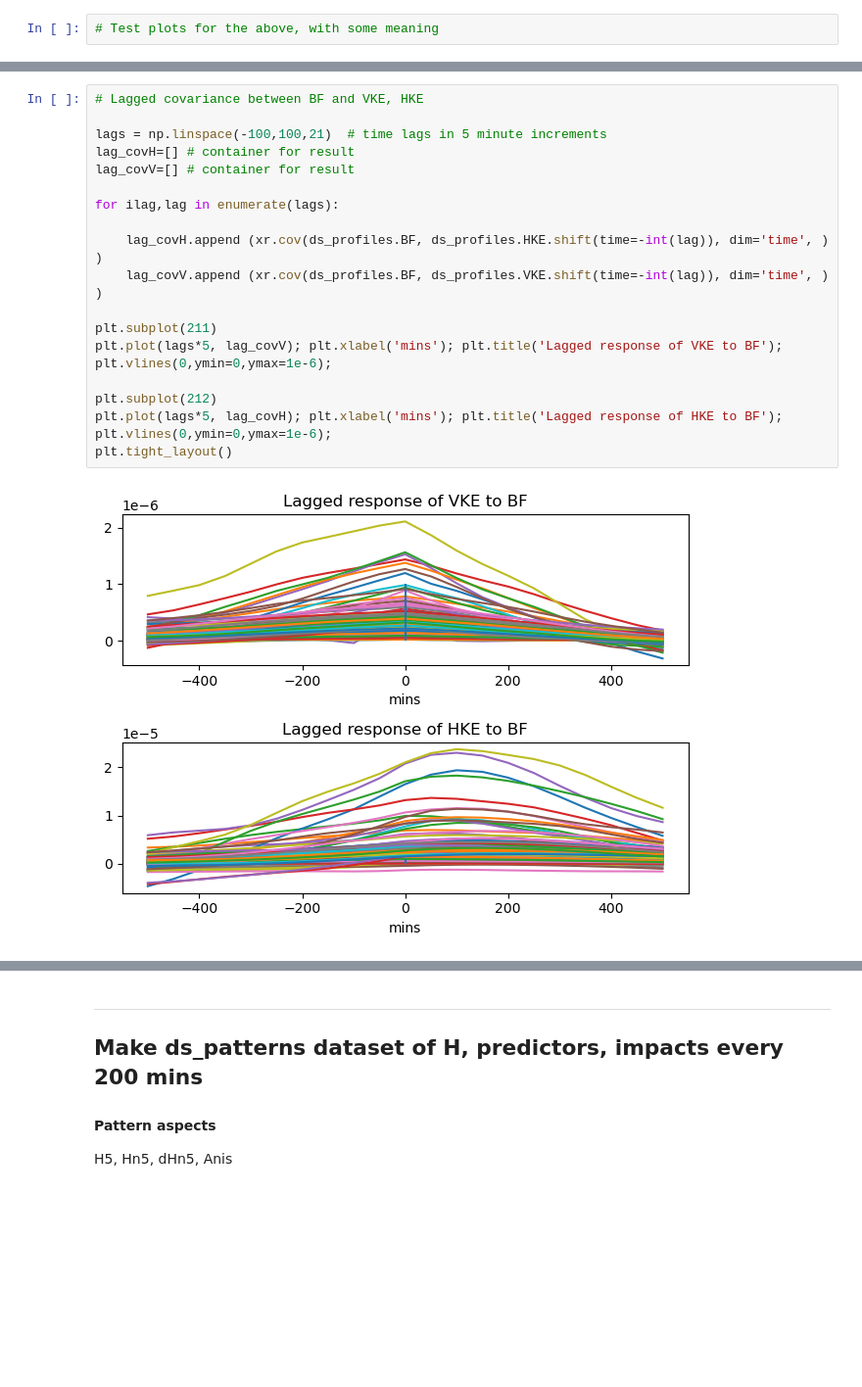
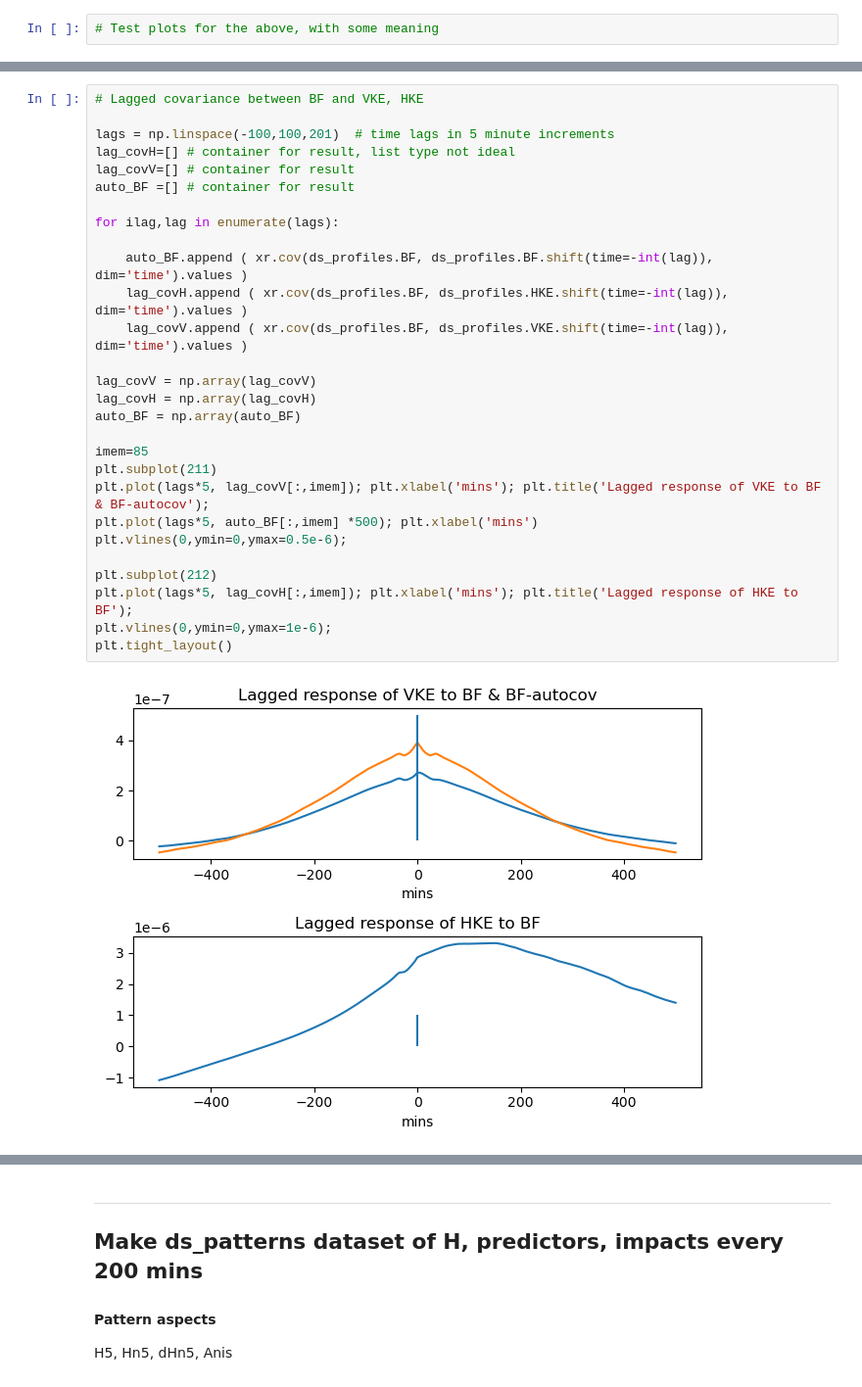
Before and after one commit to brianmapes/EvolutionaryConvection, a Jupyter notebook: Shallow_patterns_CloudBotany/CloudBotany_condprob_entropy.ipynb, the cells around one changed output, grey strips where cells are left out. Shown at 98% size. Cells and saved outputs as stored; diff of their text form; blank space fills up the shorter version.

```diff
--- a/Shallow_patterns_CloudBotany/CloudBotany_condprob_entropy.ipynb
+++ b/Shallow_patterns_CloudBotany/CloudBotany_condprob_entropy.ipynb
@@ -455,25 +529,33 @@ tau.plot(size=2,aspect=3, vmax=1200); plt.title("VKE residence time (seconds)");
 # %%
 # Lagged covariance between BF and VKE, HKE
 
-lags = np.linspace(-100,100,21)  # time lags in 5 minute increments
-lag_covH=[] # container for result
+lags = np.linspace(-100,100,201)  # time lags in 5 minute increments
+lag_covH=[] # container for result, list type not ideal
 lag_covV=[] # container for result
+auto_BF =[] # container for result
 
 for ilag,lag in enumerate(lags):
 
-    lag_covH.append (xr.cov(ds_profiles.BF, ds_profiles.HKE.shift(time=-int(lag)), dim='time', ) )
-    lag_covV.append (xr.cov(ds_profiles.BF, ds_profiles.VKE.shift(time=-int(lag)), dim='time', ) )
+    auto_BF.append ( xr.cov(ds_profiles.BF, ds_profiles.BF.shift(time=-int(lag)), dim='time').values )
+    lag_covH.append ( xr.cov(ds_profiles.BF, ds_profiles.HKE.shift(time=-int(lag)), dim='time').values )
+    lag_covV.append ( xr.cov(ds_profiles.BF, ds_profiles.VKE.shift(time=-int(lag)), dim='time').values )
 
+lag_covV = np.array(lag_covV)
+lag_covH = np.array(lag_covH)
+auto_BF = np.array(auto_BF)
+
+imem=85
 plt.subplot(211)
-plt.plot(lags*5, lag_covV); plt.xlabel('mins'); plt.title('Lagged response of VKE to BF');
-plt.vlines(0,ymin=0,ymax=1e-6);
+plt.plot(lags*5, lag_covV[:,imem]); plt.xlabel('mins'); plt.title('Lagged response of VKE to BF & BF-autocov');
+plt.plot(lags*5, auto_BF[:,imem] *500); plt.xlabel('mins')
+plt.vlines(0,ymin=0,ymax=0.5e-6);
 
 plt.subplot(212)
-plt.plot(lags*5, lag_covH); plt.xlabel('mins'); plt.title('Lagged response of HKE to BF');
+plt.plot(lags*5, lag_covH[:,imem]); plt.xlabel('mins'); plt.title('Lagged response of HKE to BF');
 plt.vlines(0,ymin=0,ymax=1e-6);
 plt.tight_layout()
 # %% [output]
-[figure, old version]
+[figure, new version]
 # %%
 plt.pcolor(lags*5, range(103), np.transpose(lag_covV)); plt.colorbar()
 plt.xlabel('mins'); plt.title('Lagged response of VKE to BF');
```
Also changed, not shown: parts of 31 cells of this notebook, 1 other file.
